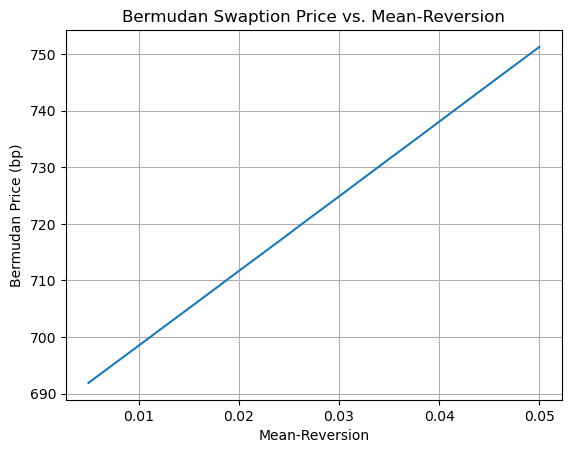
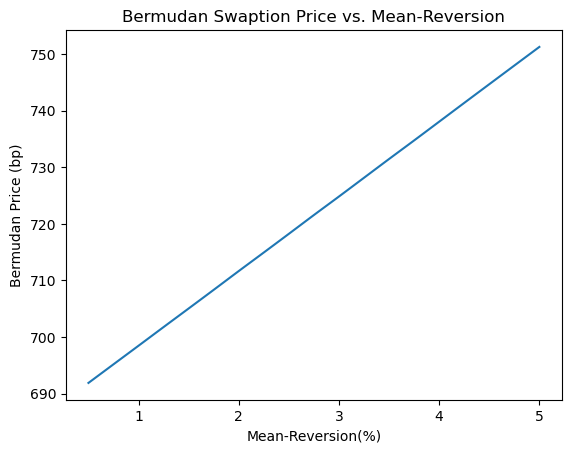
Code edit (unified diff) that turned the first committed figure into the second:
--- before
+++ after
@@ -24,9 +24,8 @@
 # Plot
 plt.title("Bermudan Swaption Price vs. Mean-Reversion")
-plt.xlabel("Mean-Reversion")
+plt.xlabel("Mean-Reversion(%)")
 plt.ylabel("Bermudan Price (bp)")
 bermudan_price_func = PchipInterpolator(mean_reversions, bermudan_prices, extrapolate=True)
 x_axis = np.linspace(mean_reversions[0], mean_reversions[-1], 101)
-plt.plot(x_axis, bermudan_price_func(x_axis))
-plt.grid()
+plt.plot(100 * x_axis, bermudan_price_func(x_axis))
 plt.show()

Commit: Hull-White One Factor Model